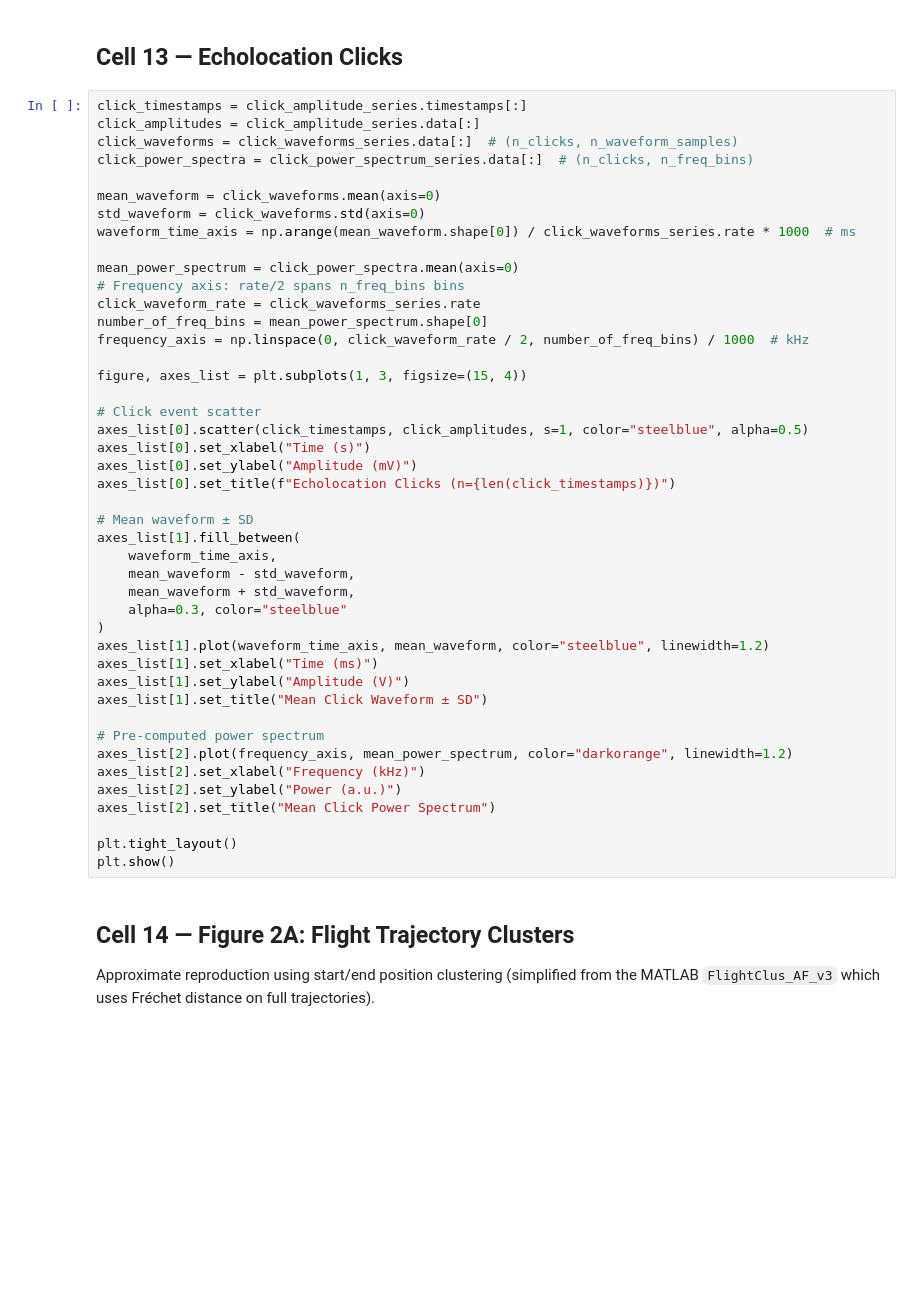
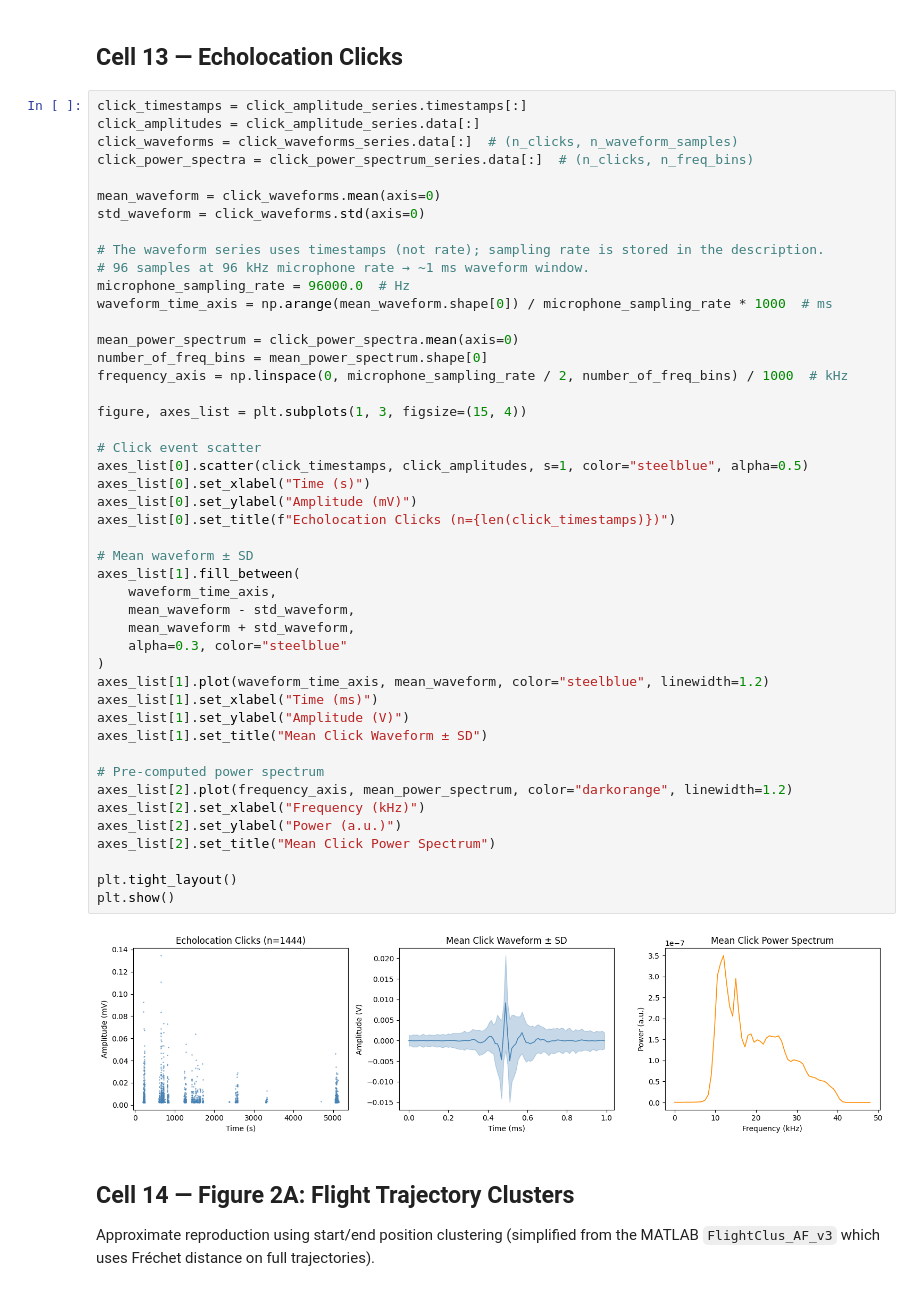
Before and after one commit to catalystneuro/yartsev-lab-to-nwb, a Jupyter notebook: notebooks/demo_visualizations.ipynb, the cells around one changed output. Cells and saved outputs as stored; diff of their text form; blank space fills up the shorter version.

```diff
--- a/notebooks/demo_visualizations.ipynb
+++ b/notebooks/demo_visualizations.ipynb
@@ -485,42 +528,46 @@ click_power_spectra = click_power_spectrum_series.data[:]  # (n_clicks, n_freq_b
 
 mean_waveform = click_waveforms.mean(axis=0)
 std_waveform = click_waveforms.std(axis=0)
-waveform_time_axis = np.arange(mean_waveform.shape[0]) / click_waveforms_series.rate * 1000  # ms
+
+# The waveform series uses timestamps (not rate); sampling rate is stored in the description.
+# 96 samples at 96 kHz microphone rate → ~1 ms waveform window.
+microphone_sampling_rate = 96000.0  # Hz
+waveform_time_axis = np.arange(mean_waveform.shape[0]) / microphone_sampling_rate * 1000  # ms
 
 mean_power_spectrum = click_power_spectra.mean(axis=0)
-# Frequency axis: rate/2 spans n_freq_bins bins
-click_waveform_rate = click_waveforms_series.rate
 number_of_freq_bins = mean_power_spectrum.shape[0]
-frequency_axis = np.linspace(0, click_waveform_rate / 2, number_of_freq_bins) / 1000  # kHz
+frequency_axis = np.linspace(0, microphone_sampling_rate / 2, number_of_freq_bins) / 1000  # kHz
 
 figure, axes_list = plt.subplots(1, 3, figsize=(15, 4))
 
 # Click event scatter
 axes_list[0].scatter(click_timestamps, click_amplitudes, s=1, color="steelblue", alpha=0.5)
 axes_list[0].set_xlabel("Time (s)")
 axes_list[0].set_ylabel("Amplitude (mV)")
 axes_list[0].set_title(f"Echolocation Clicks (n={len(click_timestamps)})")
 
 # Mean waveform ± SD
 axes_list[1].fill_between(
     waveform_time_axis,
     mean_waveform - std_waveform,
     mean_waveform + std_waveform,
     alpha=0.3, color="steelblue"
 )
 axes_list[1].plot(waveform_time_axis, mean_waveform, color="steelblue", linewidth=1.2)
 axes_list[1].set_xlabel("Time (ms)")
 axes_list[1].set_ylabel("Amplitude (V)")
 axes_list[1].set_title("Mean Click Waveform ± SD")
 
 # Pre-computed power spectrum
 axes_list[2].plot(frequency_axis, mean_power_spectrum, color="darkorange", linewidth=1.2)
 axes_list[2].set_xlabel("Frequency (kHz)")
 axes_list[2].set_ylabel("Power (a.u.)")
 axes_list[2].set_title("Mean Click Power Spectrum")
 
 plt.tight_layout()
 plt.show()
+# %% [output]
+[figure, added]
 # %% [markdown]
 ## Cell 14 — Figure 2A: Flight Trajectory Clusters
 
```
Also changed, not shown: parts of 16 cells of this notebook.
